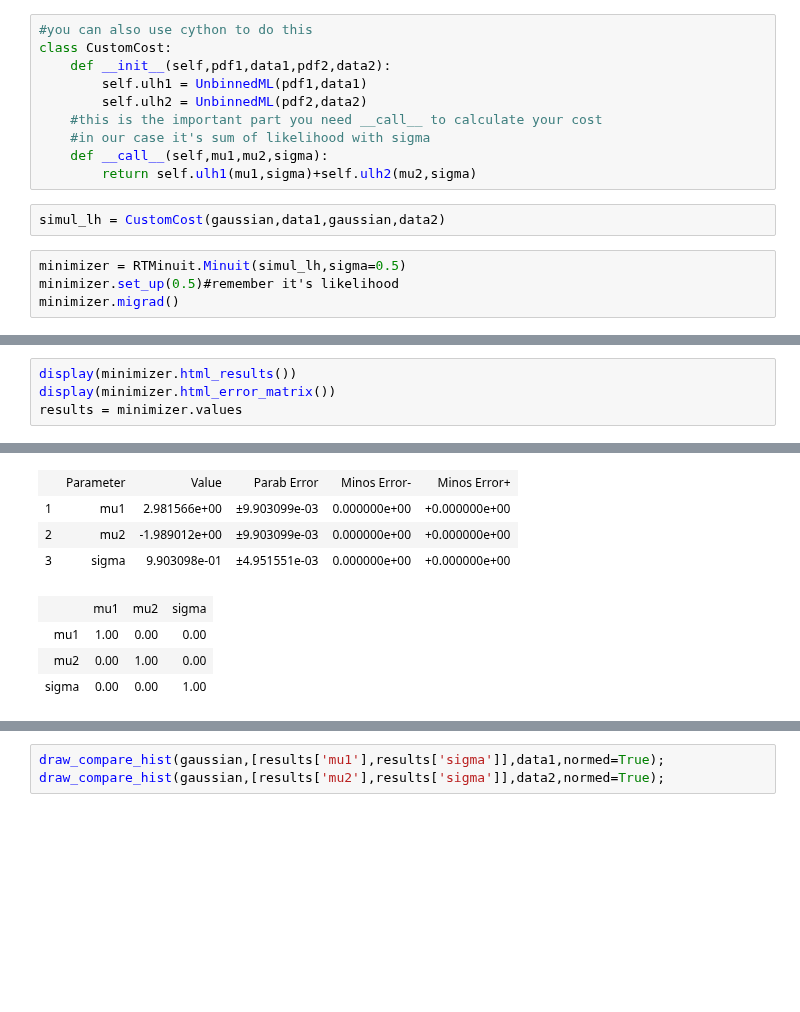
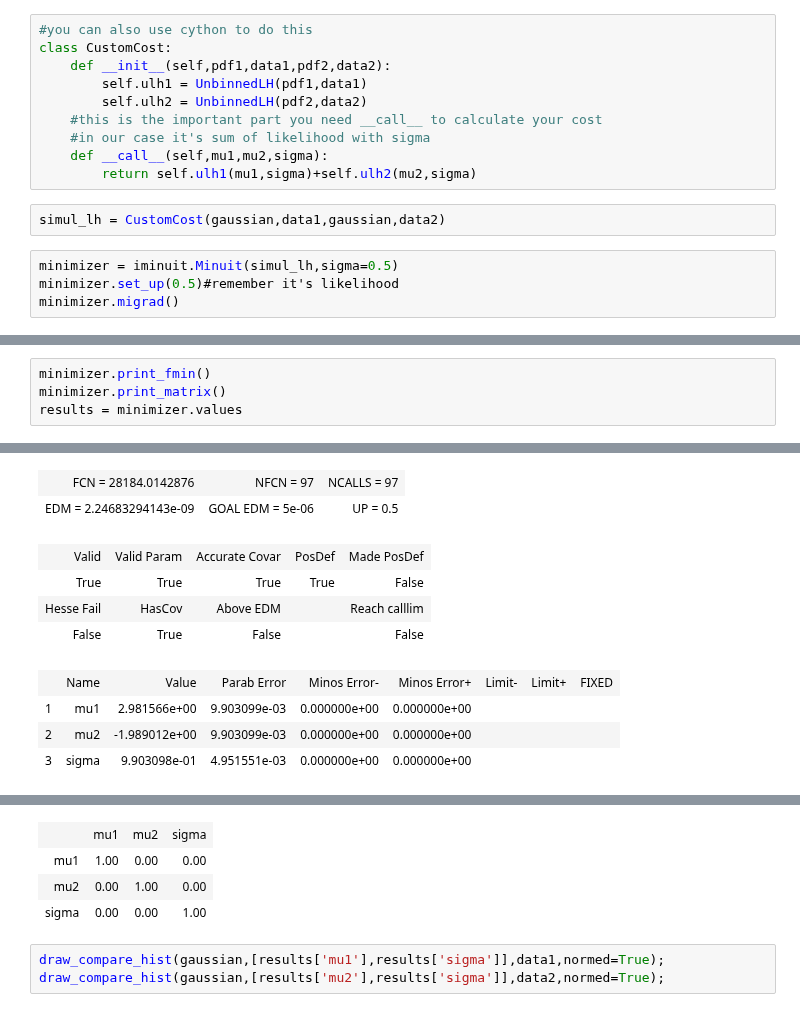
Before and after one commit to scikit-hep/probfit, a Jupyter notebook: tutorial/tutorial.ipynb, the cells around one changed output, grey strips where cells are left out. Cells and saved outputs as stored; diff of their text form; blank space fills up the shorter version.

```diff
--- a/tutorial/tutorial.ipynb
+++ b/tutorial/tutorial.ipynb
@@ -532,8 +657,8 @@ print describe(ulh2)
 #you can also use cython to do this
 class CustomCost:
     def __init__(self,pdf1,data1,pdf2,data2):
-        self.ulh1 = UnbinnedML(pdf1,data1)
-        self.ulh2 = UnbinnedML(pdf2,data2)
+        self.ulh1 = UnbinnedLH(pdf1,data1)
+        self.ulh2 = UnbinnedLH(pdf2,data2)
     #this is the important part you need __call__ to calculate your cost
     #in our case it's sum of likelihood with sigma
     def __call__(self,mu1,mu2,sigma):
@@ -541,7 +666,7 @@ class CustomCost:
 # %%
 simul_lh = CustomCost(gaussian,data1,gaussian,data2)
 # %%
-minimizer = RTMinuit.Minuit(simul_lh,sigma=0.5)
+minimizer = iminuit.Minuit(simul_lh,sigma=0.5)
 minimizer.set_up(0.5)#remember it's likelihood
 minimizer.migrad()
 # %% [output]
@@ -549,5 +689,5 @@ minimizer.migrad()
 # %%
-display(minimizer.html_results())
-display(minimizer.html_error_matrix())
+minimizer.print_fmin()
+minimizer.print_matrix()
 results = minimizer.values
 # %% [output]
@@ -554,8 +695,10 @@ results = minimizer.values
-|  | Parameter | Value | Parab Error | Minos Error- | Minos Error+ |
-| 1 | mu1 | 2.981566e+00 | ±9.903099e-03 | 0.000000e+00 | +0.000000e+00 |
-| 2 | mu2 | -1.989012e+00 | ±9.903099e-03 | 0.000000e+00 | +0.000000e+00 |
-| 3 | sigma | 9.903098e-01 | ±4.951551e-03 | 0.000000e+00 | +0.000000e+00 |
+| FCN = 28184.0142876 | NFCN = 97 | NCALLS = 97 |
+| EDM = 2.24683294143e-09 | GOAL EDM = 5e-06 | UP = 0.5 |
-|  | mu1 | mu2 | sigma |
-| mu1 | 1.00 | 0.00 | 0.00 |
-| mu2 | 0.00 | 1.00 | 0.00 |
-| sigma | 0.00 | 0.00 | 1.00 |
+| Valid | Valid Param | Accurate Covar | PosDef | Made PosDef |
+| True | True | True | True | False |
+| Hesse Fail | HasCov | Above EDM |  | Reach calllim |
+| False | True | False |  | False |
+|  | Name | Value | Parab Error | Minos Error- | Minos Error+ | Limit- | Limit+ | FIXED |
+| 1 | mu1 | 2.981566e+00 | 9.903099e-03 | 0.000000e+00 | 0.000000e+00 |  |  |  |
+| 2 | mu2 | -1.989012e+00 | 9.903099e-03 | 0.000000e+00 | 0.000000e+00 |  |  |  |
+| 3 | sigma | 9.903098e-01 | 4.951551e-03 | 0.000000e+00 | 0.000000e+00 |  |  |  |
@@ -562,3 +706,7 @@ results = minimizer.values
+|  | mu1 | mu2 | sigma |
+| mu1 | 1.00 | 0.00 | 0.00 |
+| mu2 | 0.00 | 1.00 | 0.00 |
+| sigma | 0.00 | 0.00 | 1.00 |
 # %%
 draw_compare_hist(gaussian,[results['mu1'],results['sigma']],data1,normed=True);
 draw_compare_hist(gaussian,[results['mu2'],results['sigma']],data2,normed=True);
```
Also changed, not shown: parts of 31 cells of this notebook, 12 other files.
